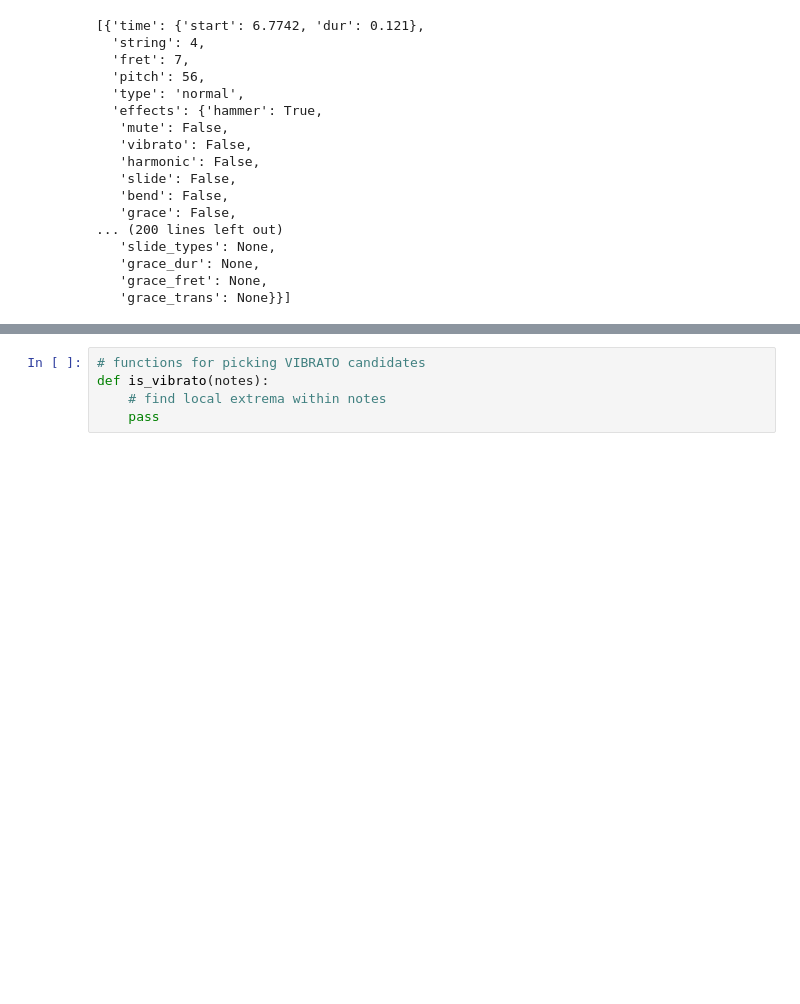
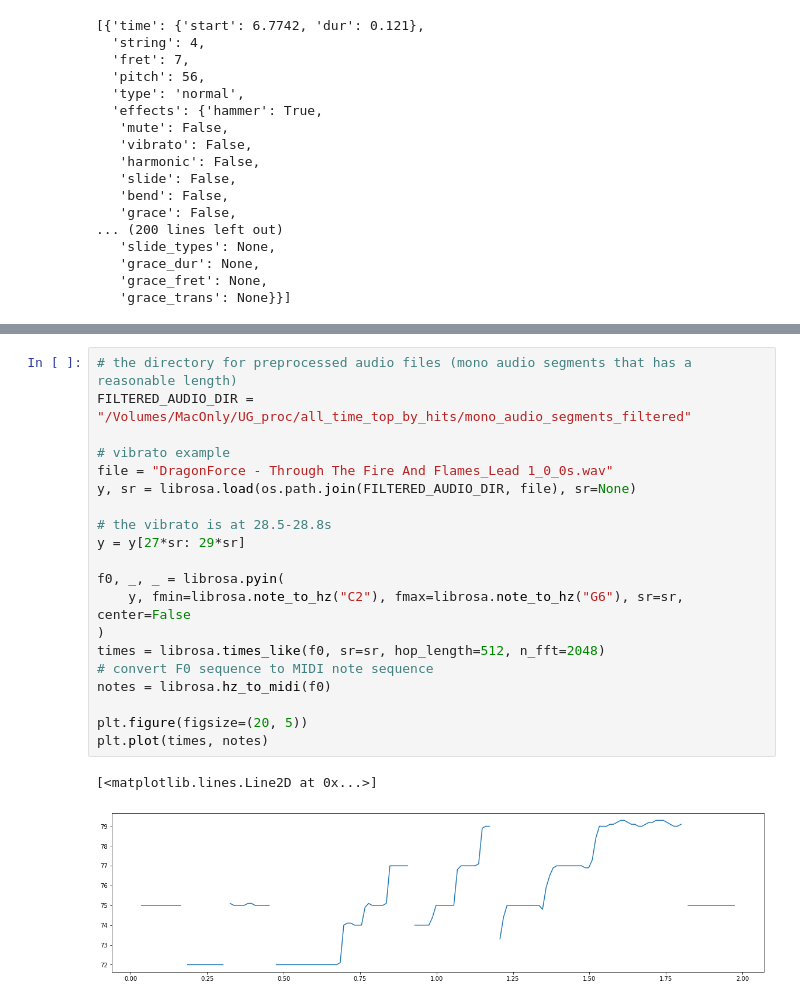
Before and after one commit to jwang44/GuitarPro-Stuff, a Jupyter notebook: analyze_f0.ipynb, the cells around one changed output, grey strips where cells are left out. Drawn from its saved outputs; the diff is of its cells as text; blank space fills up the shorter version.

```diff
--- a/analyze_f0.ipynb
+++ b/analyze_f0.ipynb
@@ -435,5 +240,23 @@ def is_release_candidate(notes):
-# %%
-# functions for picking VIBRATO candidates
-def is_vibrato(notes):
-    # find local extrema within notes
-    pass
+# %%
+# the directory for preprocessed audio files (mono audio segments that has a reasonable length)
+FILTERED_AUDIO_DIR = "/Volumes/MacOnly/UG_proc/all_time_top_by_hits/mono_audio_segments_filtered"
+
+# vibrato example
+file = "DragonForce - Through The Fire And Flames_Lead 1_0_0s.wav"
+y, sr = librosa.load(os.path.join(FILTERED_AUDIO_DIR, file), sr=None)
+
+# the vibrato is at 28.5-28.8s
+y = y[27*sr: 29*sr]
+
+f0, _, _ = librosa.pyin(
+    y, fmin=librosa.note_to_hz("C2"), fmax=librosa.note_to_hz("G6"), sr=sr, center=False
+)
+times = librosa.times_like(f0, sr=sr, hop_length=512, n_fft=2048)
+# convert F0 sequence to MIDI note sequence
+notes = librosa.hz_to_midi(f0)
+
+plt.figure(figsize=(20, 5))
+plt.plot(times, notes)
+# %% [output]
+[<matplotlib.lines.Line2D at 0x...>]
+[figure, added]
```
Also changed, not shown: parts of 19 cells of this notebook, 1 other file.
